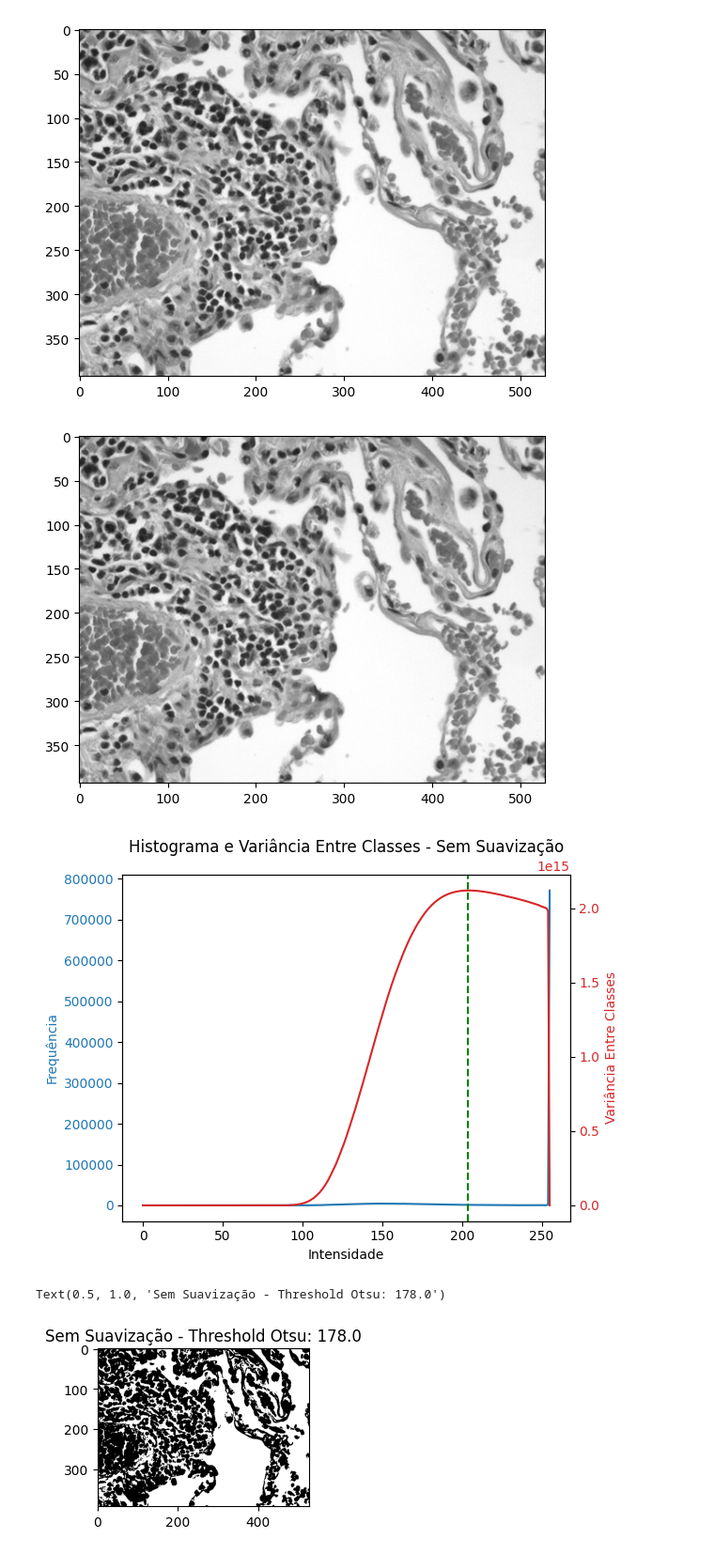
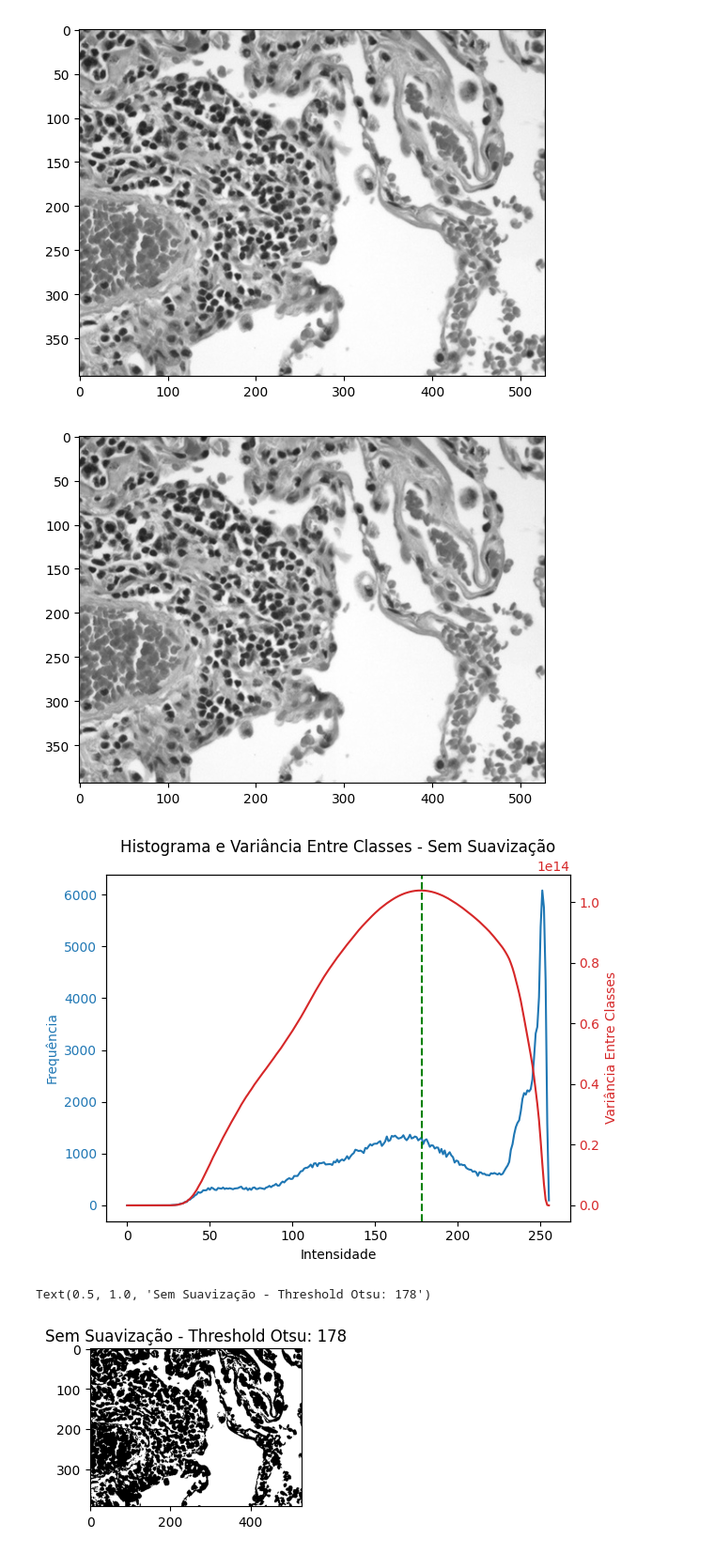
Before and after one commit to anaalicecordeiro/gbc216_t1_G04, a Jupyter notebook: Lab06 - Thresholding/lab06.ipynb, the cells around one changed output. Shown at 94% size. Saved outputs shown, nothing was run; the diff lists cells and outputs as text; code cells hidden in the pictures.

```diff
--- a/Lab06 - Thresholding/lab06.ipynb
+++ b/Lab06 - Thresholding/lab06.ipynb
@@ -97,7 +130,14 @@ plt.imshow(img1, cmap='gray', vmin=0, vmax=255)
+# %%
+# Função para aplicar o threshold manual de Otsu
+def apply_otsu_manual(image):
+    threshold = otsu_threshold(image)
+    # Aplica o threshold para segmentar a imagem
+    _, imagem_binaria = cv2.threshold(image, threshold, 1, cv2.THRESH_BINARY)
+    return imagem_binaria, threshold
 # %%
-# Função para calcular a variância entre classes para um dado threshold
+# Função para calcular a variância entre classes
 def calc_variancia_entre_classes(hist, total_pixels):
-    sumB, wB, maximum = 0, 0, 0
+    sumB, wB = 0, 0
     sum1 = np.dot(np.arange(256), hist)
     var_between_classes = np.zeros(256)
     for i in range(256):
@@ -122,8 +162,8 @@ def plot_histograma_variancia(image, title):
     # Calcula a variância entre classes
     variancia_entre_classes = calc_variancia_entre_classes(hist, total_pixels)
 
-    # Calcula o threshold de Otsu
-    otsu_thresh, _ = cv2.threshold(image, 0, 255, cv2.THRESH_BINARY + cv2.THRESH_OTSU)
+    # Calcula o threshold de Otsu manualmente
+    otsu_thresh = otsu_threshold(image)
 
     # Plot do histograma e da variância entre classes
     fig, ax1 = plt.subplots()
@@ -188,21 +223,22 @@ plt.imshow(img1, cmap='gray', vmin=0, vmax=255)
 # %%
 img1 = cv2.imread("HE.jpg", cv2.IMREAD_GRAYSCALE)
 
 plt.imshow(img1, cmap='gray', vmin=0, vmax=255)
 
+
 # Segmentação sem suavização
-otsu_thresh, image_otsu = cv2.threshold(img1, 0, 255, cv2.THRESH_BINARY + cv2.THRESH_OTSU)
-plot_histograma_variancia(image, 'Sem Suavização')
+segmented_image, threshold = apply_otsu_manual(img1)
+plot_histograma_variancia(img1, 'Sem Suavização')
 
 # Exibe as imagens segmentadas
 plt.subplot(1, 2, 1)
-plt.imshow(image_otsu, cmap='gray')
-plt.title(f'Sem Suavização - Threshold Otsu: {otsu_thresh}')
+plt.imshow(segmented_image, cmap='gray')
+plt.title(f'Sem Suavização - Threshold Otsu: {threshold}')
 # %% [output]
 [figure]
-[figure, old version]
+[figure, new version]
-Text(0.5, 1.0, 'Sem Suavização - Threshold Otsu: 178.0')
+Text(0.5, 1.0, 'Sem Suavização - Threshold Otsu: 178')
-[figure, old version]
+[figure, new version]
 # %%
 img1 = cv2.imread("HE.jpg", cv2.IMREAD_GRAYSCALE)
 
```
Also changed, not shown: parts of 8 cells of this notebook, 2 other files.
